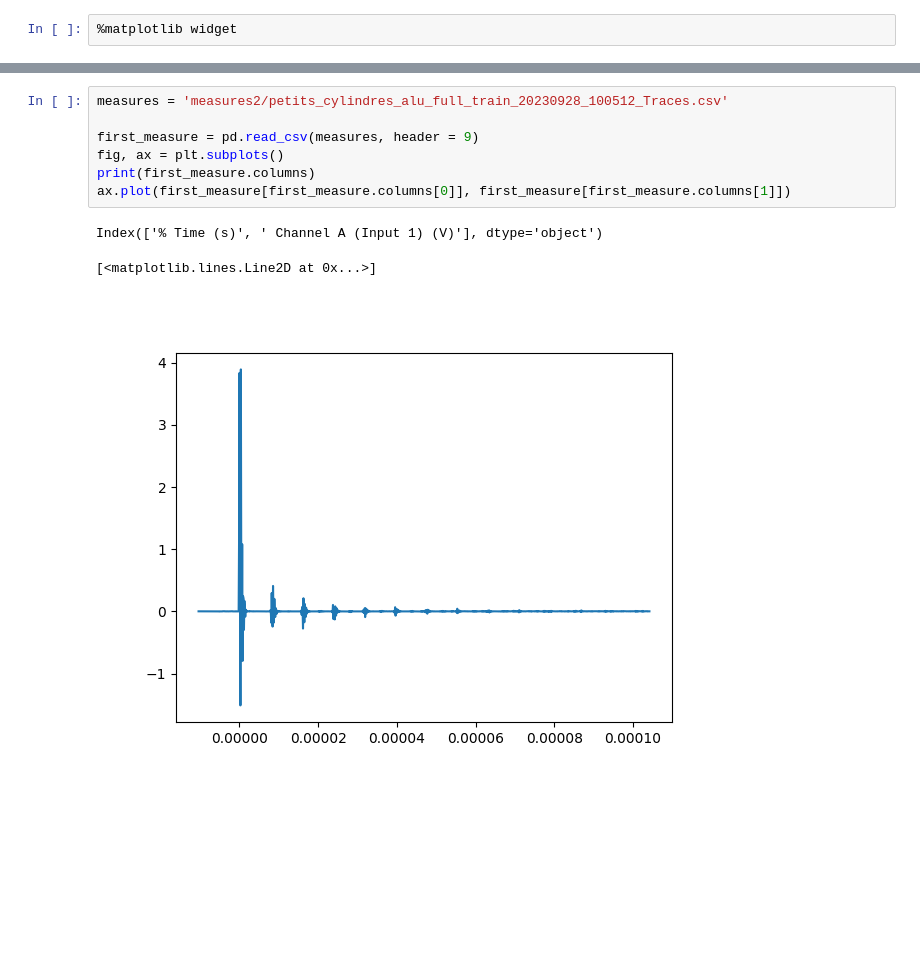
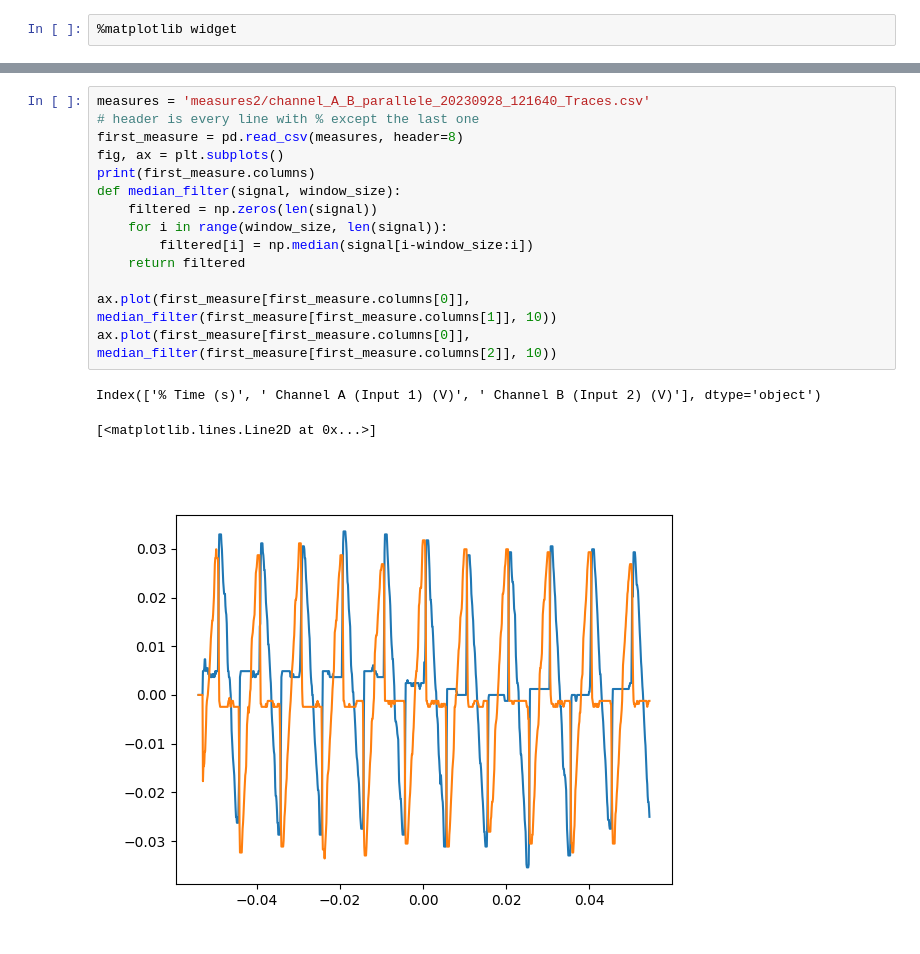
Before and after one commit to sapar82/NDT, a Jupyter notebook: analyse.ipynb, the cells around one changed output, grey strips where cells are left out. Drawn from its saved outputs; the diff is of its cells as text; blank space fills up the shorter version.

```diff
--- a/analyse.ipynb
+++ b/analyse.ipynb
@@ -7,11 +116,18 @@ import pandas as pd
 # %%
-measures = 'measures2/petits_cylindres_alu_full_train_20230928_100512_Traces.csv'
-
-first_measure = pd.read_csv(measures, header = 9)
+measures = 'measures2/channel_A_B_parallele_20230928_121640_Traces.csv'
+# header is every line with % except the last one
+first_measure = pd.read_csv(measures, header=8)
 fig, ax = plt.subplots()
 print(first_measure.columns)
-ax.plot(first_measure[first_measure.columns[0]], first_measure[first_measure.columns[1]])
+def median_filter(signal, window_size):
+    filtered = np.zeros(len(signal))
+    for i in range(window_size, len(signal)):
+        filtered[i] = np.median(signal[i-window_size:i])
+    return filtered
+
+ax.plot(first_measure[first_measure.columns[0]], median_filter(first_measure[first_measure.columns[1]], 10))
+ax.plot(first_measure[first_measure.columns[0]], median_filter(first_measure[first_measure.columns[2]], 10))
 # %% [output]
-Index(['% Time (s)', ' Channel A (Input 1) (V)'], dtype='object')
+Index(['% Time (s)', ' Channel A (Input 1) (V)', ' Channel B (Input 2) (V)'], dtype='object')
 [<matplotlib.lines.Line2D at 0x...>]
-[figure, old version]
+[figure, new version]
```
Also changed, not shown: parts of 5 cells of this notebook, 6 other files.
